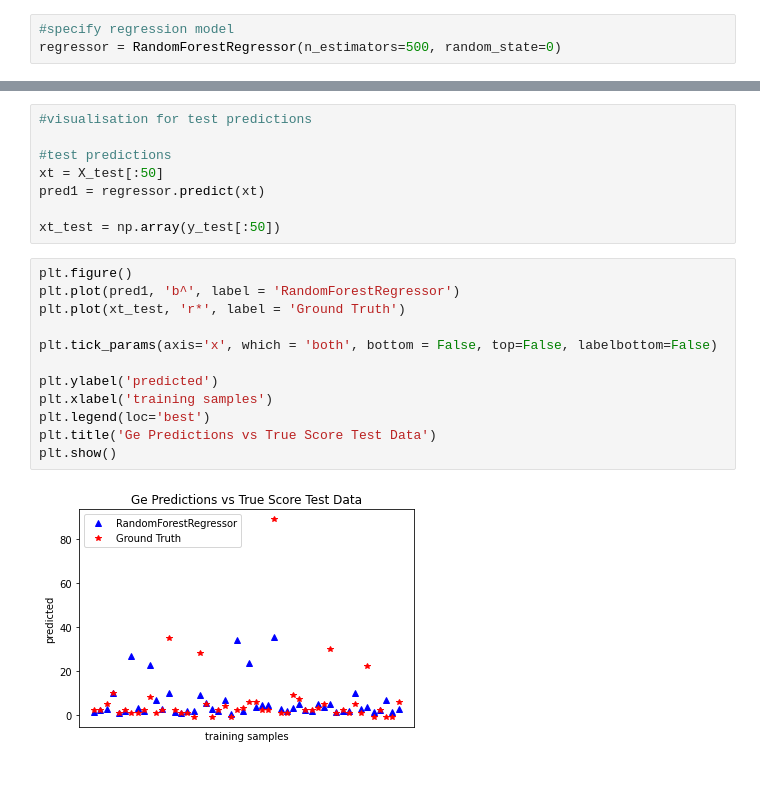
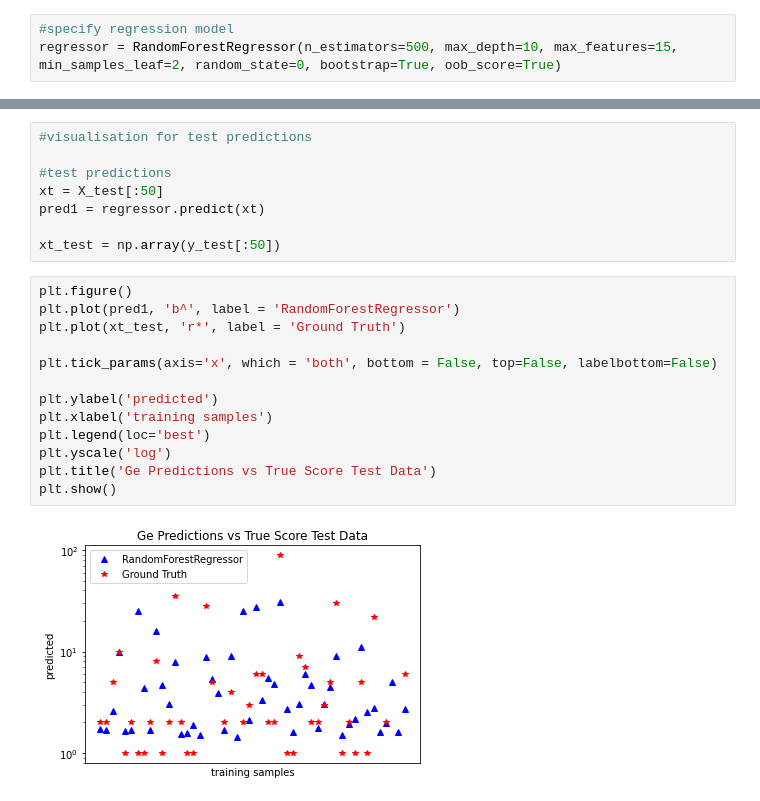
Before and after one commit to franticOreo/CriticalMinerals, a Jupyter notebook: asher/Osnaca_RF.ipynb, the cells around one changed output, grey strips where cells are left out. Saved outputs shown, nothing was run; the diff lists cells and outputs as text.

```diff
--- a/asher/Osnaca_RF.ipynb
+++ b/asher/Osnaca_RF.ipynb
@@ -143,7 +141,7 @@ import sklearn.model_selection as selection
 X_train, X_test, y_train, y_test = selection.train_test_split(X, y, test_size = 0.25, random_state = 0)
 # %%
 #specify regression model
-regressor = RandomForestRegressor(n_estimators=500, random_state=0)
+regressor = RandomForestRegressor(n_estimators=500, max_depth=10, max_features=15, min_samples_leaf=2, random_state=0, bootstrap=True, oob_score=True)
 # %%
 #fit to training data
 regressor.fit(X_train, y_train)
@@ -267,14 +303,15 @@ xt_test = np.array(y_test[:50])
 # %%
 plt.figure()
 plt.plot(pred1, 'b^', label = 'RandomForestRegressor')
 plt.plot(xt_test, 'r*', label = 'Ground Truth')
 
 plt.tick_params(axis='x', which = 'both', bottom = False, top=False, labelbottom=False)
 
 plt.ylabel('predicted')
 plt.xlabel('training samples')
 plt.legend(loc='best')
+plt.yscale('log')
 plt.title('Ge Predictions vs True Score Test Data')
 plt.show()
 # %% [output]
-[figure, old version]
+[figure, new version]
```
Also changed, not shown: parts of 11 cells of this notebook.
